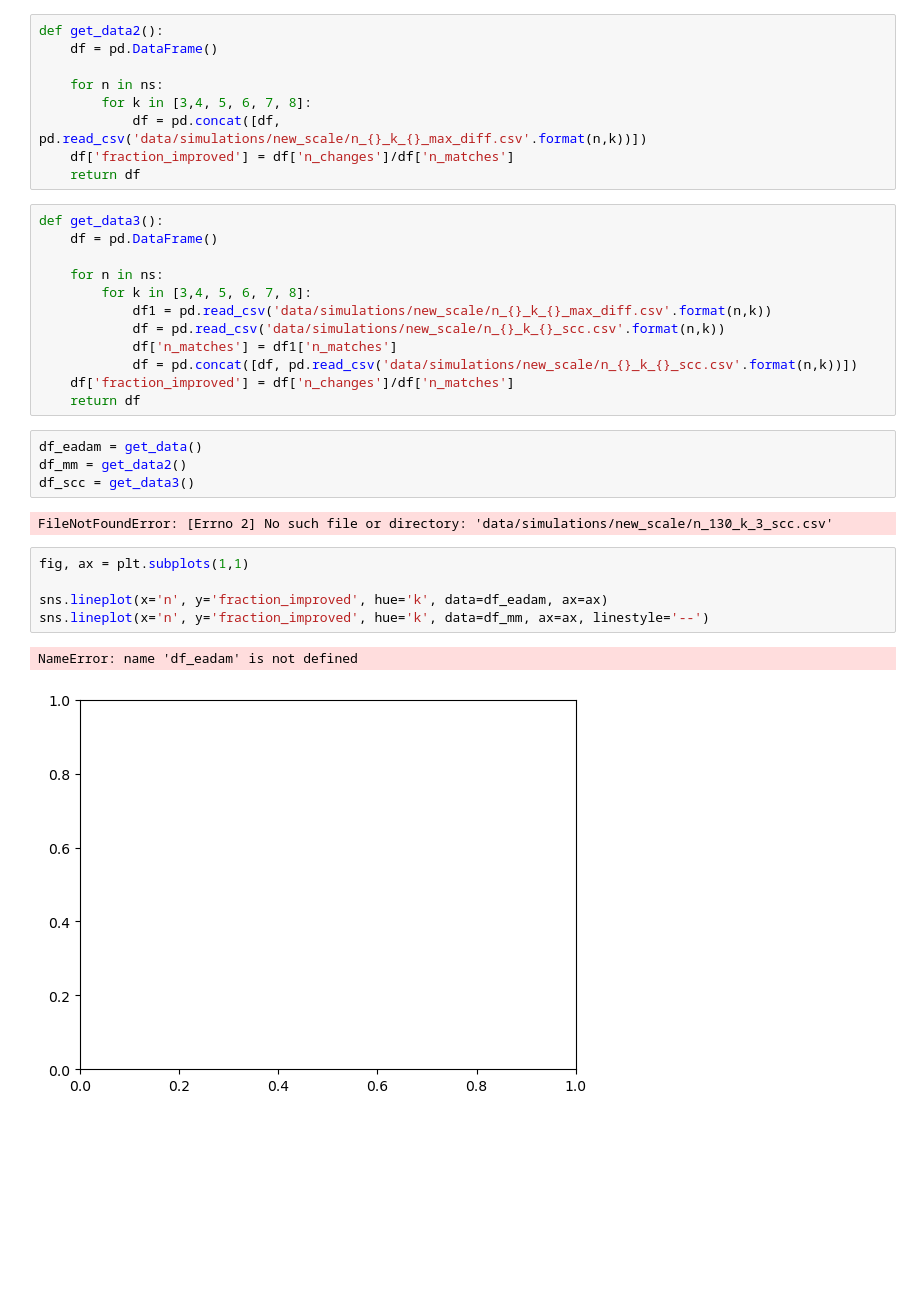
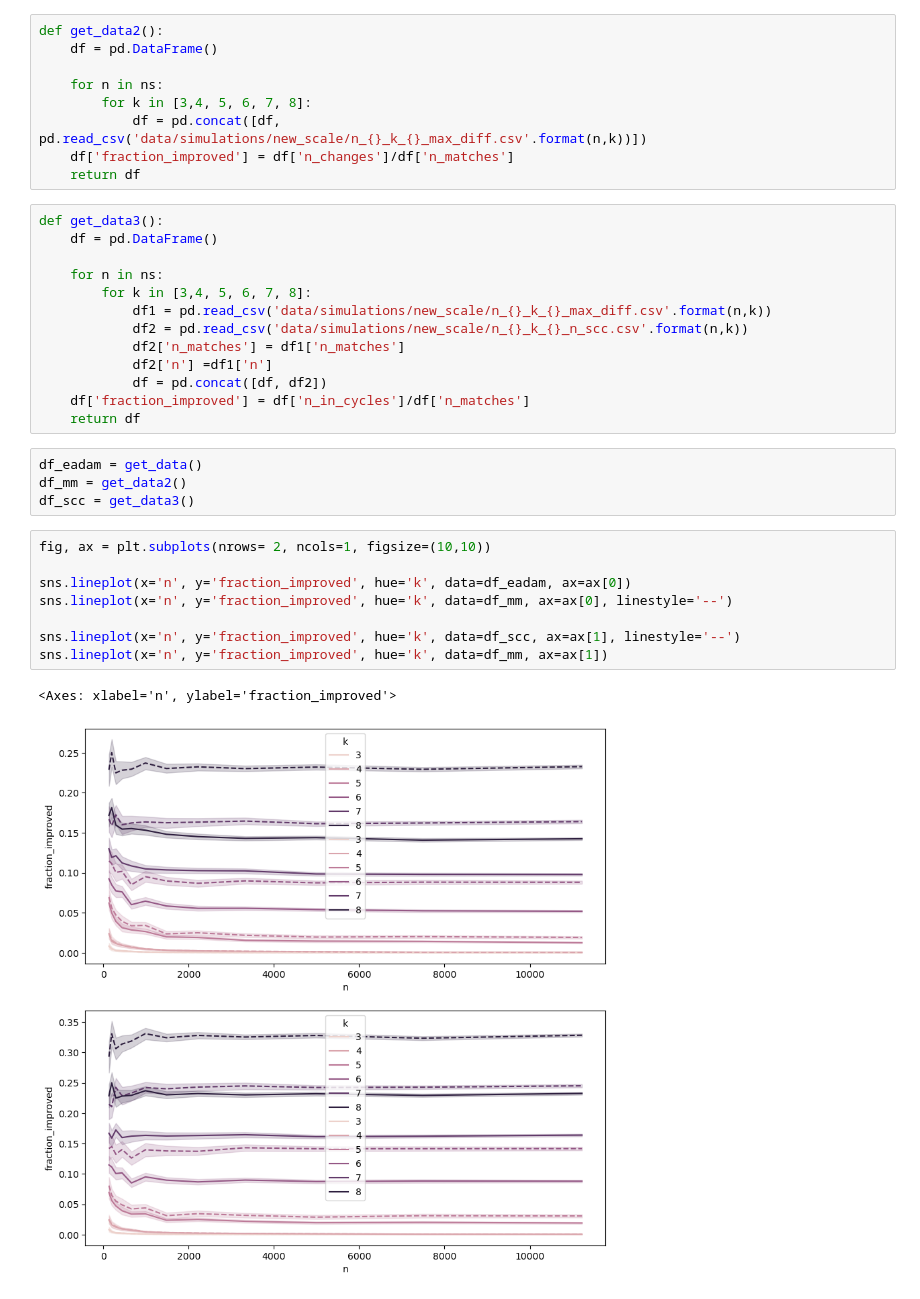
Before and after one commit to kirandwiv/MatchingAlgorithm, a Jupyter notebook: graph_codes/fraction_improved_eadam.ipynb, the cells around one changed output. Saved outputs shown, nothing was run; the diff lists cells and outputs as text; blank space fills up the shorter version.

```diff
--- a/graph_codes/fraction_improved_eadam.ipynb
+++ b/graph_codes/fraction_improved_eadam.ipynb
@@ -90,22 +90,24 @@ def get_data3():
     for n in ns:
         for k in [3,4, 5, 6, 7, 8]:
             df1 = pd.read_csv('data/simulations/new_scale/n_{}_k_{}_max_diff.csv'.format(n,k))
-            df = pd.read_csv('data/simulations/new_scale/n_{}_k_{}_scc.csv'.format(n,k))
-            df['n_matches'] = df1['n_matches']
-            df = pd.concat([df, pd.read_csv('data/simulations/new_scale/n_{}_k_{}_scc.csv'.format(n,k))])
-    df['fraction_improved'] = df['n_changes']/df['n_matches']
+            df2 = pd.read_csv('data/simulations/new_scale/n_{}_k_{}_n_scc.csv'.format(n,k))
+            df2['n_matches'] = df1['n_matches']
+            df2['n'] =df1['n']
+            df = pd.concat([df, df2])
+    df['fraction_improved'] = df['n_in_cycles']/df['n_matches']
     return df
 # %%
 df_eadam = get_data()
 df_mm = get_data2()
 df_scc = get_data3()
-# %% [output]
-FileNotFoundError: [Errno 2] No such file or directory: 'data/simulations/new_scale/n_130_k_3_scc.csv'
 # %%
-fig, ax = plt.subplots(1,1)
+fig, ax = plt.subplots(nrows= 2, ncols=1, figsize=(10,10))
 
-sns.lineplot(x='n', y='fraction_improved', hue='k', data=df_eadam, ax=ax)
-sns.lineplot(x='n', y='fraction_improved', hue='k', data=df_mm, ax=ax, linestyle='--')
+sns.lineplot(x='n', y='fraction_improved', hue='k', data=df_eadam, ax=ax[0])
+sns.lineplot(x='n', y='fraction_improved', hue='k', data=df_mm, ax=ax[0], linestyle='--')
+
+sns.lineplot(x='n', y='fraction_improved', hue='k', data=df_scc, ax=ax[1], linestyle='--')
+sns.lineplot(x='n', y='fraction_improved', hue='k', data=df_mm, ax=ax[1])
 # %% [output]
-NameError: name 'df_eadam' is not defined
+<Axes: xlabel='n', ylabel='fraction_improved'>
-[figure, old version]
+[figure, new version]
```
Also changed, not shown: parts of 9 cells of this notebook.
